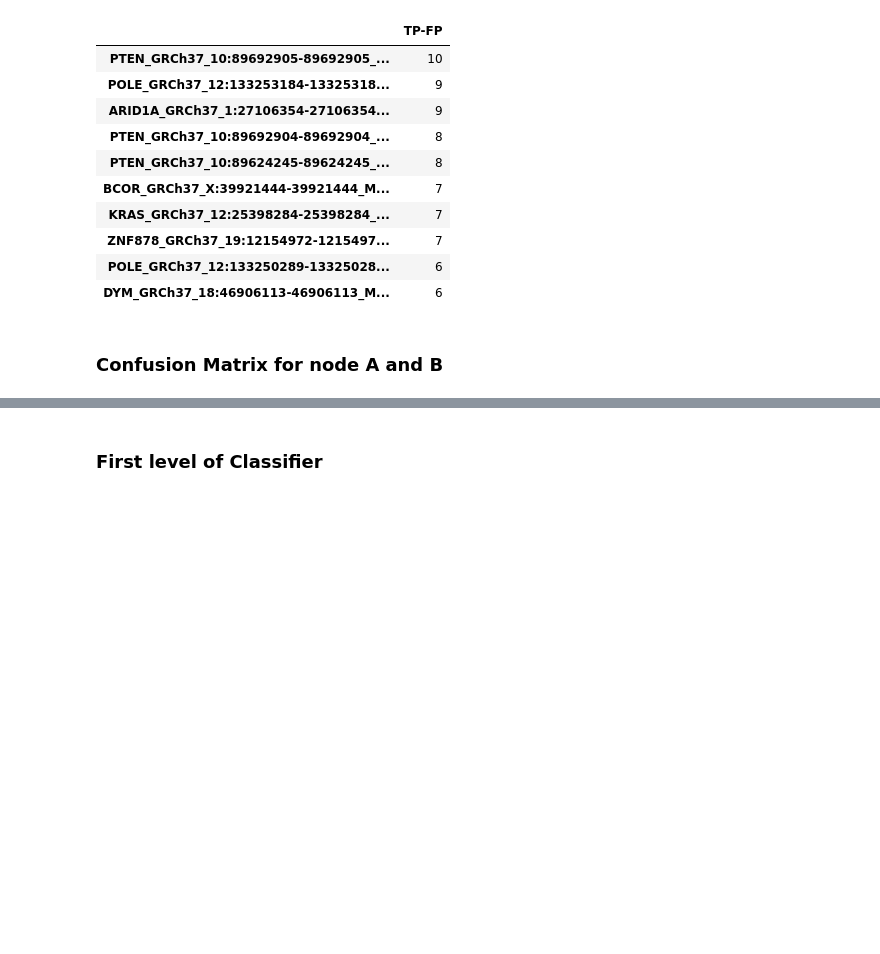
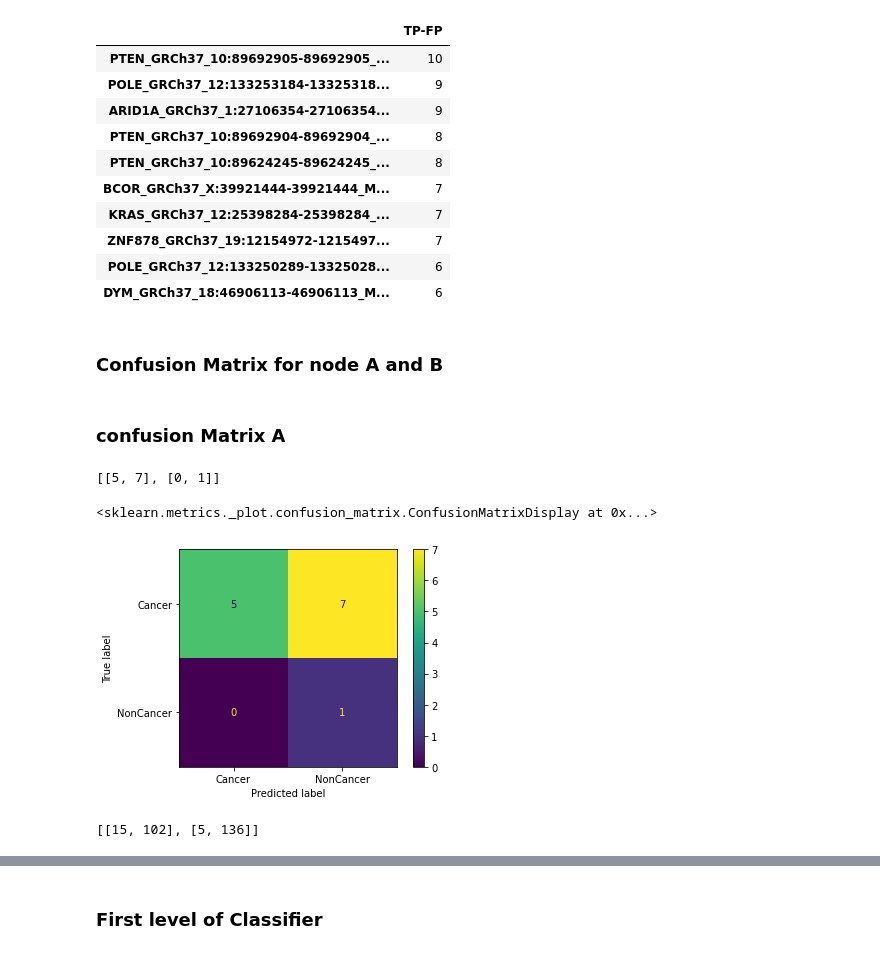
Before and after one commit to ericametta/CancerPredictionMode, a Jupyter notebook: Classification.ipynb, the cells around one changed output, grey strips where cells are left out. Saved outputs shown, nothing was run; the diff lists cells and outputs as text; code cells hidden in the pictures; blank space fills up the shorter version.

Commit message:
Caclulate Metrics

```diff
--- a/Classification.ipynb
+++ b/Classification.ipynb
@@ -297,3 +297,56 @@ table1_gb.head(10)
 | DYM_GRCh37_18:46906113-46906113_M... | 6 |
 # %% [markdown]
 ### Confusion Matrix for node A and B
+# %%
+actual_a= group_a["class"].str.startswith('C').astype(int)
+actual_b= group_b["class"].str.startswith('C').astype(int)
+# %%
+predicted_a = group_a[MUA]
+predicted_b = group_b[MUB]
+#  find computation of MUA and MUB in classifier: level 2 groupings
+# %% [markdown]
+### confusion Matrix A
+# %%
+confusion_matrix_a = [[0,0],
+                    [0,0]]
+
+for actual,predicted in zip(actual_a, predicted_a):
+    if actual == 1:
+        if predicted == 1:
+            confusion_matrix_a[0][0] += 1
+        else:
+            confusion_matrix_a[0][1] += 1
+    else:
+        if predicted == 1:
+            confusion_matrix_a[1][0] += 1
+        else:
+            confusion_matrix_a[1][1] += 1
+
+confusion_matrix_a
+# %% [output]
+[[5, 7], [0, 1]]
+# %%
+disp_a = ConfusionMatrixDisplay(np.array(confusion_matrix_a), display_labels=['Cancer', 'NonCancer'])
+disp_a.plot()
+# %% [output]
+<sklearn.metrics._plot.confusion_matrix.ConfusionMatrixDisplay at 0x...>
+[figure, added]
+# %%
+confusion_matrix_b = [[0,0],
+                    [0,0]]
+
+for actual,predicted in zip(actual_b, predicted_b):
+    if actual == 1:
+        if predicted == 1:
+            confusion_matrix_b[0][0] += 1
+        else:
+            confusion_matrix_b[0][1] += 1
+    else:
+        if predicted == 1:
+            confusion_matrix_b[1][0] += 1
+        else:
+            confusion_matrix_b[1][1] += 1
+
+confusion_matrix_b
+# %% [output]
+[[15, 102], [5, 136]]
```
Also changed, not shown: parts of 20 cells of this notebook.
